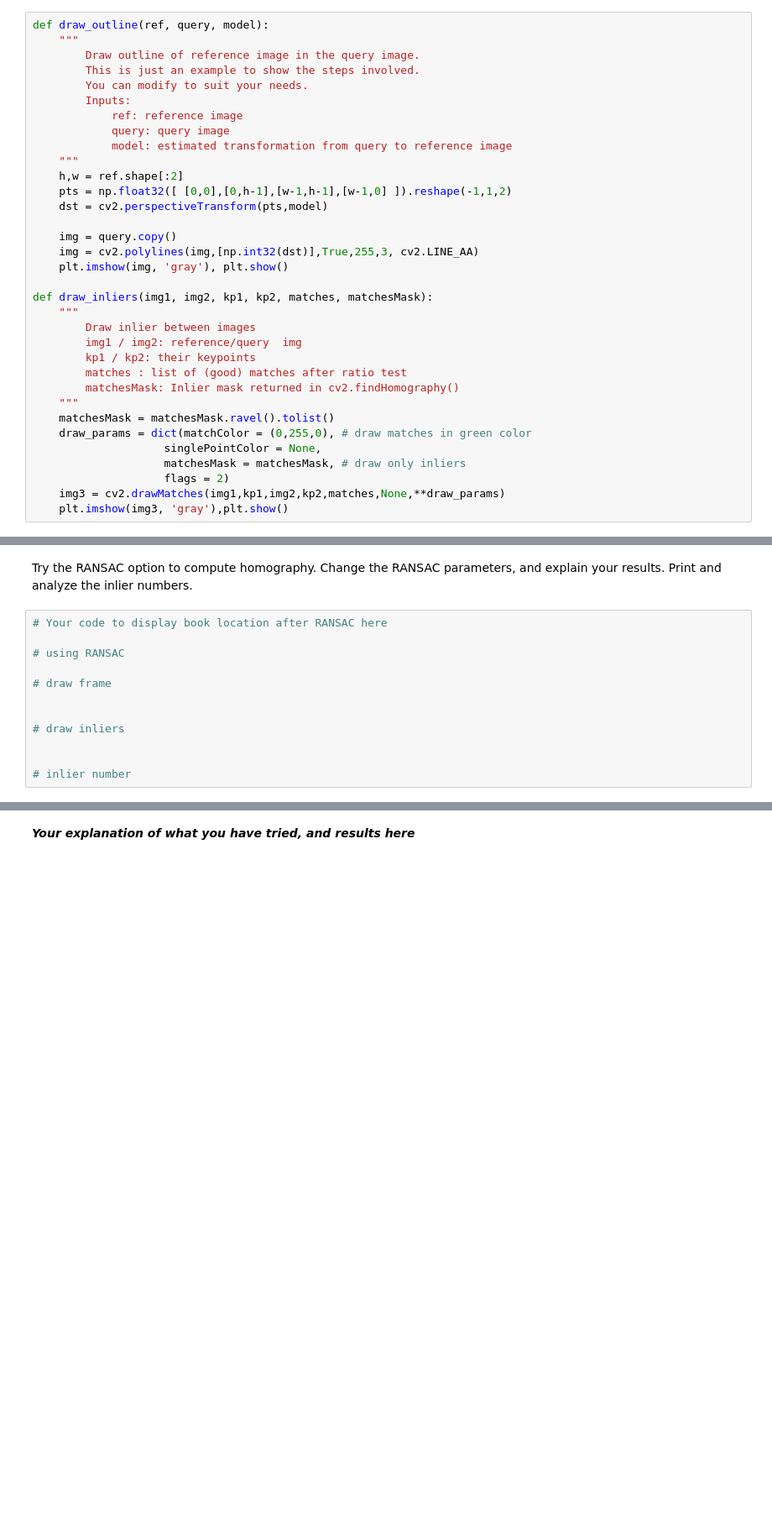
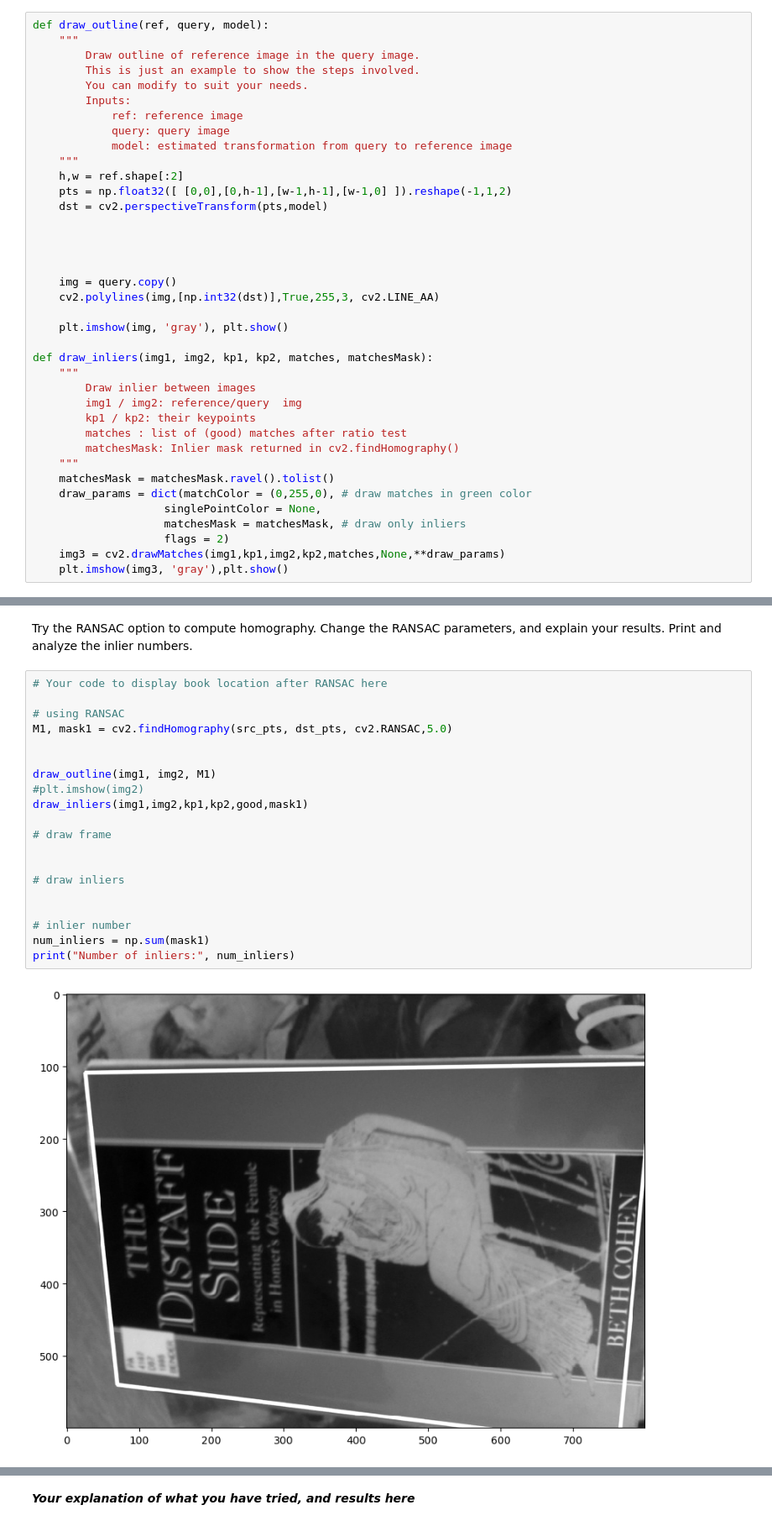
Before and after one commit to arham1117/CompVision_Assignment2, a Jupyter notebook: Assignment2.ipynb, the cells around one changed output, grey strips where cells are left out. Shown at 84% size. Cells and saved outputs as stored; diff of their text form; blank space fills up the shorter version.

```diff
--- a/Assignment2.ipynb
+++ b/Assignment2.ipynb
@@ -84,8 +83,12 @@ def draw_outline(ref, query, model):
     pts = np.float32([ [0,0],[0,h-1],[w-1,h-1],[w-1,0] ]).reshape(-1,1,2)
     dst = cv2.perspectiveTransform(pts,model)
 
+
+
+
     img = query.copy()
-    img = cv2.polylines(img,[np.int32(dst)],True,255,3, cv2.LINE_AA)
+    cv2.polylines(img,[np.int32(dst)],True,255,3, cv2.LINE_AA)
+
     plt.imshow(img, 'gray'), plt.show()
 
 def draw_inliers(img1, img2, kp1, kp2, matches, matchesMask):
@@ -180,12 +221,22 @@ Try the RANSAC option to compute homography. Change the RANSAC parameters, and e
 # %%
 # Your code to display book location after RANSAC here
 
 # using RANSAC
+M1, mask1 = cv2.findHomography(src_pts, dst_pts, cv2.RANSAC,5.0)
+
+
+draw_outline(img1, img2, M1)
+#plt.imshow(img2)
+draw_inliers(img1,img2,kp1,kp2,good,mask1)
 
 # draw frame
 
 
 # draw inliers
 
 
 # inlier number
+num_inliers = np.sum(mask1)
+print("Number of inliers:", num_inliers)
+# %% [output]
+[figure, added]
```
Also changed, not shown: parts of 8 cells of this notebook.
